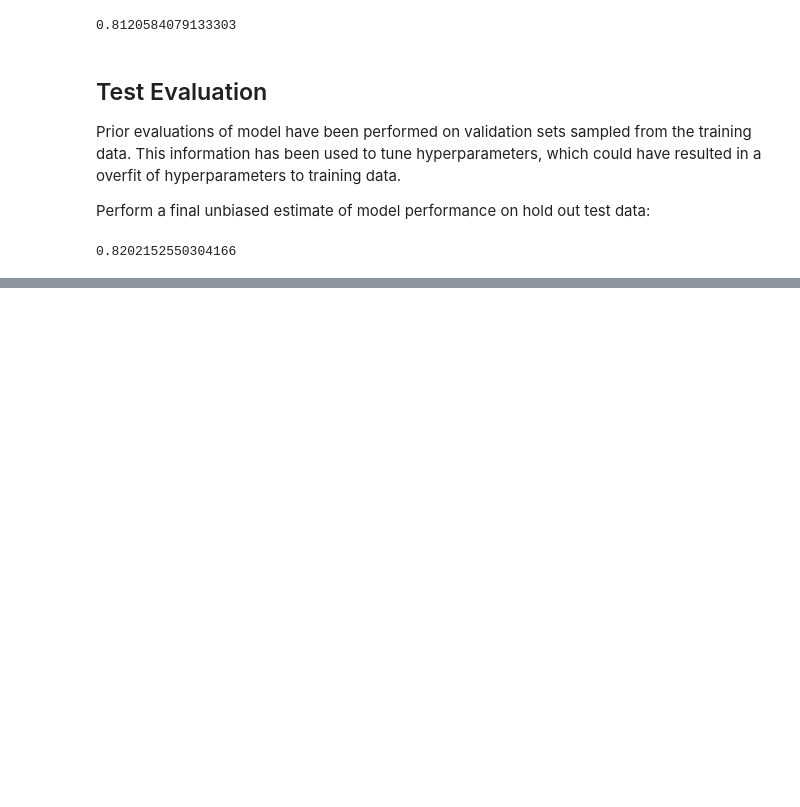
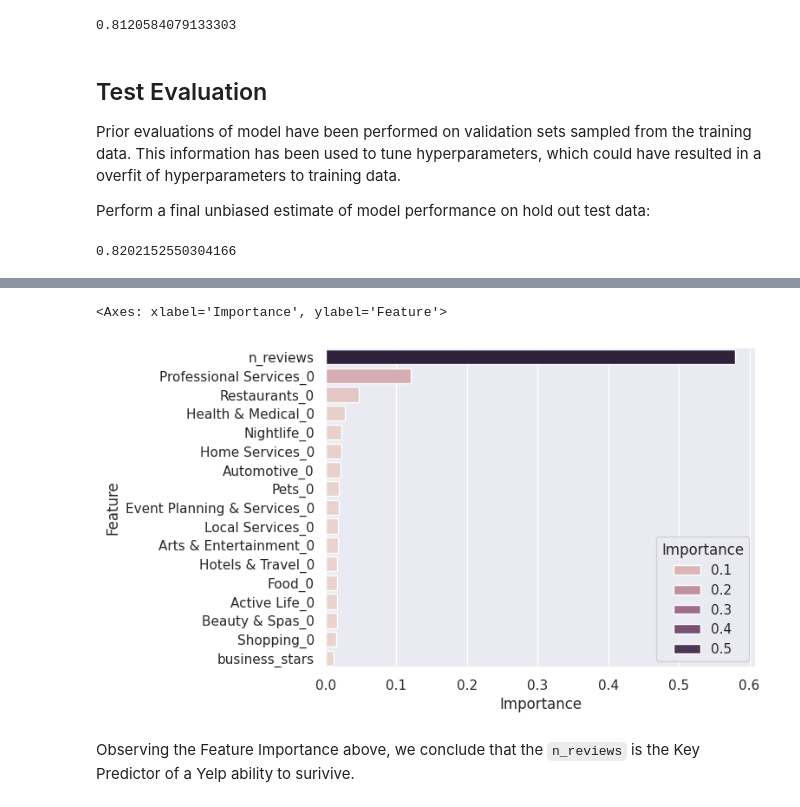
Before and after one commit to mrzzy/ntu-sc1015, a Jupyter notebook: model.ipynb, the cells around one changed output, grey strips where cells are left out. Drawn from its saved outputs; the diff is of its cells as text; code cells hidden in the pictures; blank space fills up the shorter version.

Commit message:
feat(model): add section on feature importance & conclusion

```diff
--- a/model.ipynb
+++ b/model.ipynb
@@ -321,0 +324,17 @@ f1_score(test_targets, test_preds)
+# %%
+# tag feature importances with feature names
+feature_names = ["business_stars", "n_reviews"] + list(model.named_steps["transform_data"].named_transformers_["main_category"].named_steps["onehotencoder"].get_feature_names_out())
+importances = pd.Series(
+    model.named_steps["model"].feature_importances_,
+    index=feature_names,
+).sort_values(ascending=False)
+
+# filter out zero importance features
+importance_df = importances[importances != 0].to_frame().reset_index()
+importance_df.columns = ["Feature", "Importance"]
+sns.barplot(importance_df, x="Importance", y="Feature", hue="Importance", orient="h")
+# %% [output]
+<Axes: xlabel='Importance', ylabel='Feature'>
+[figure, added]
+# %% [markdown]
+Observing the Feature Importance above, we conclude that the `n_reviews` is the Key Predictor of a Yelp ability to surivive.
```
Also changed, not shown: parts of 5 cells of this notebook.
